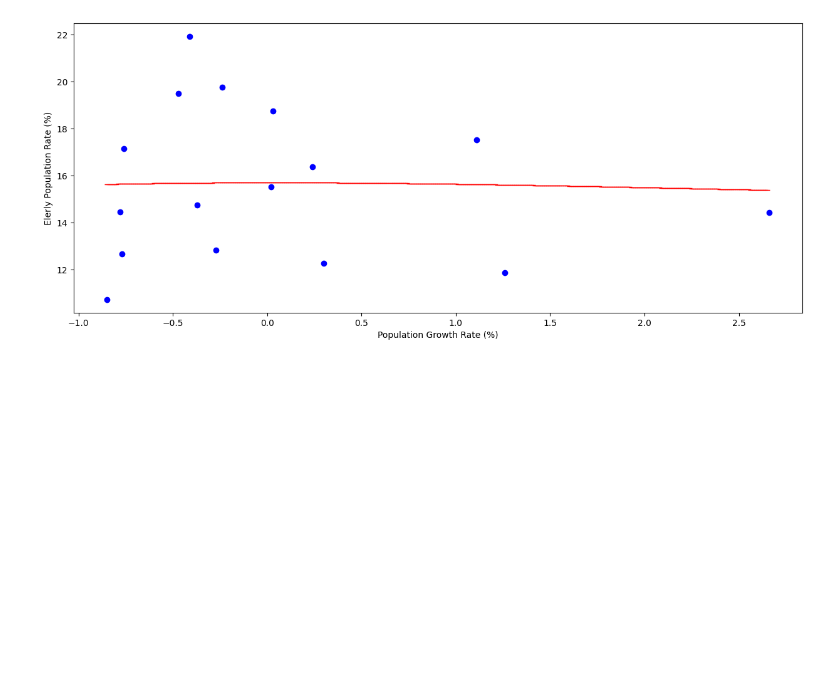
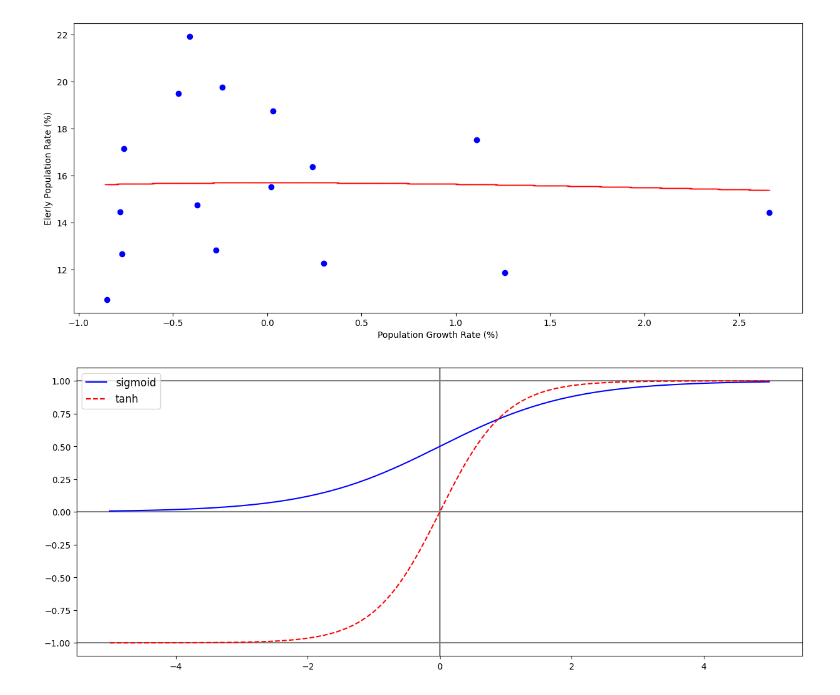
Before and after one commit to rubinkim/deep_learning_09_2022, a Jupyter notebook: chapter_04/ch04_02.ipynb, the cells around one changed output. Saved outputs shown, nothing was run; the diff lists cells and outputs as text; code cells hidden in the pictures; blank space fills up the shorter version.

Commit message:
Sigmoid & Tanh

```diff
--- a/chapter_04/ch04_02.ipynb
+++ b/chapter_04/ch04_02.ipynb
@@ -97,3 +97,23 @@ plt.show()
 # %% [output]
 11/11 [==============================] - 0s 2ms/step
 [figure]
+# %%
+import math
+
+def sigmoid(x):
+    return 1 / (1 + math.exp(-x))
+
+x = np.arange(-5, 5, 0.01)
+sigmoid_x = [sigmoid(z) for z in x]
+tanh_x = [math.tanh(z) for z in x]
+
+plt.rcParams['figure.figsize'] = (15, 6)
+for i in [-1, 0, 1]:
+    plt.axhline(i, color='gray')
+plt.axvline(0, color='gray')
+plt.plot(x, sigmoid_x, 'b-', label='sigmoid')
+plt.plot(x, tanh_x, 'r--', label='tanh')
+plt.legend(fontsize=12)
+plt.show()
+# %% [output]
+[figure, added]
```
